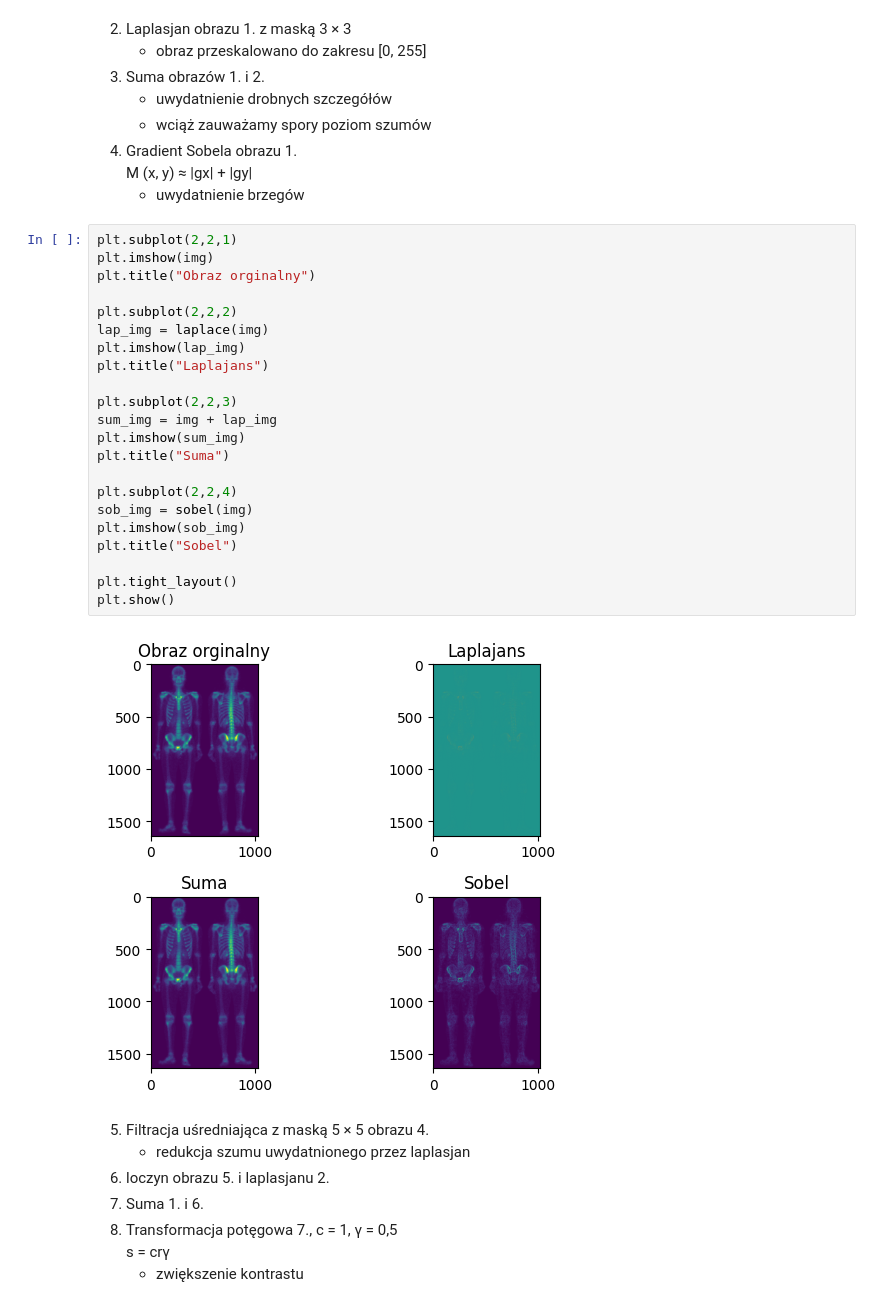
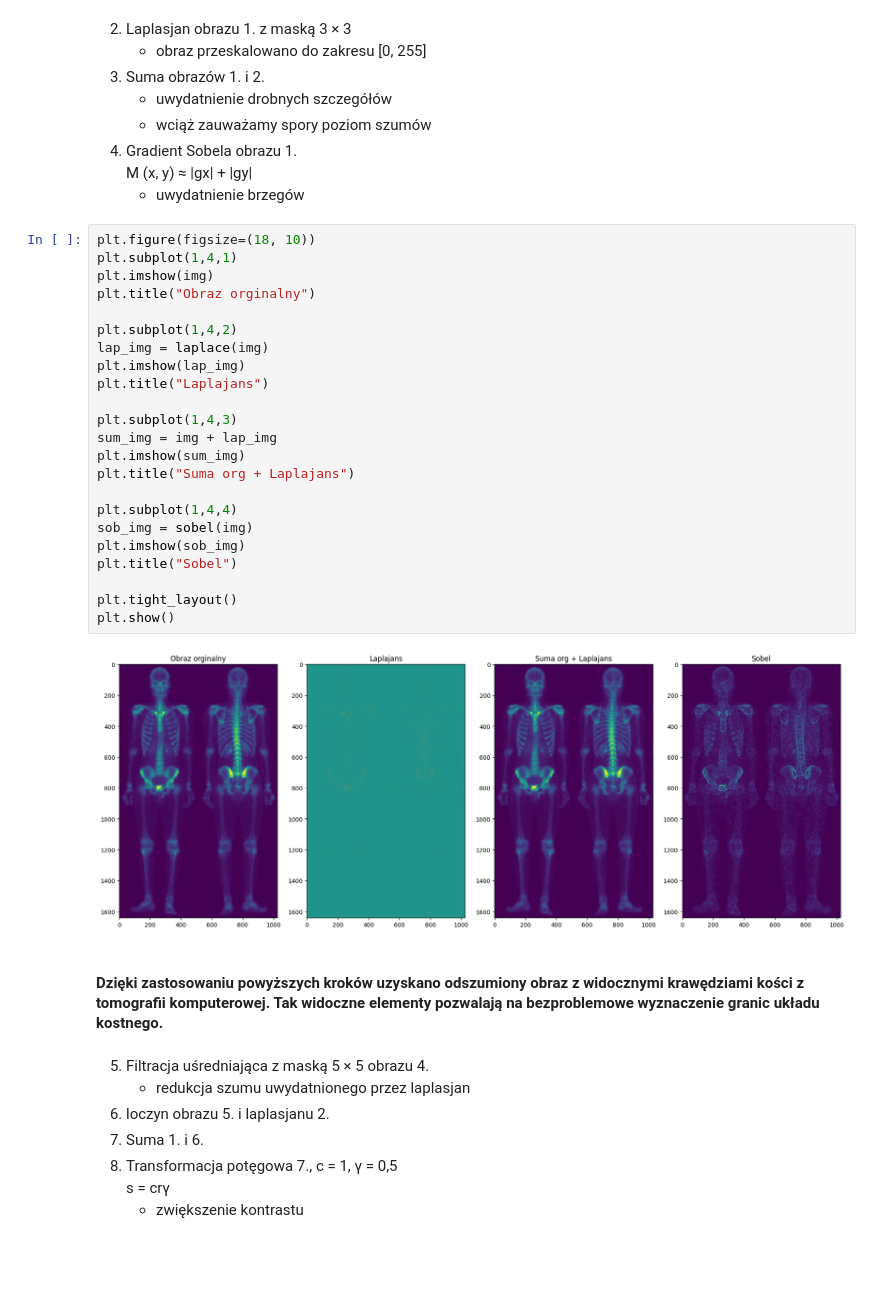
Before and after one commit to krysx7003/CPSO, a Jupyter notebook: Lab2/Cw12.ipynb, the cells around one changed output. Cells and saved outputs as stored; diff of their text form; blank space fills up the shorter version.

```diff
--- a/Lab2/Cw12.ipynb
+++ b/Lab2/Cw12.ipynb
@@ -26,29 +26,32 @@ img = tiff.imread("src/bonescan.tif")
    M (x, y) ≈ |gx| + |gy|
    * uwydatnienie brzegów
 # %%
-plt.subplot(2,2,1)
+plt.figure(figsize=(18, 10))
+plt.subplot(1,4,1)
 plt.imshow(img)
 plt.title("Obraz orginalny")
 
-plt.subplot(2,2,2)
+plt.subplot(1,4,2)
 lap_img = laplace(img)
 plt.imshow(lap_img)
 plt.title("Laplajans")
 
-plt.subplot(2,2,3)
+plt.subplot(1,4,3)
 sum_img = img + lap_img
 plt.imshow(sum_img)
-plt.title("Suma")
+plt.title("Suma org + Laplajans")
 
-plt.subplot(2,2,4)
+plt.subplot(1,4,4)
 sob_img = sobel(img)
 plt.imshow(sob_img)
 plt.title("Sobel")
 
 plt.tight_layout()
 plt.show()
 # %% [output]
-[figure, old version]
+[figure, new version]
+# %% [markdown]
+#### Dzięki zastosowaniu powyższych kroków uzyskano odszumiony obraz z widocznymi krawędziami kości z tomografii komputerowej. Tak widoczne elementy pozwalają na bezproblemowe wyznaczenie granic układu kostnego.
 # %% [markdown]
 5. Filtracja uśredniająca z maską 5 × 5 obrazu 4.
    * redukcja szumu uwydatnionego przez laplasjan
```
Also changed, not shown: parts of 3 cells of this notebook, 16 other files.
